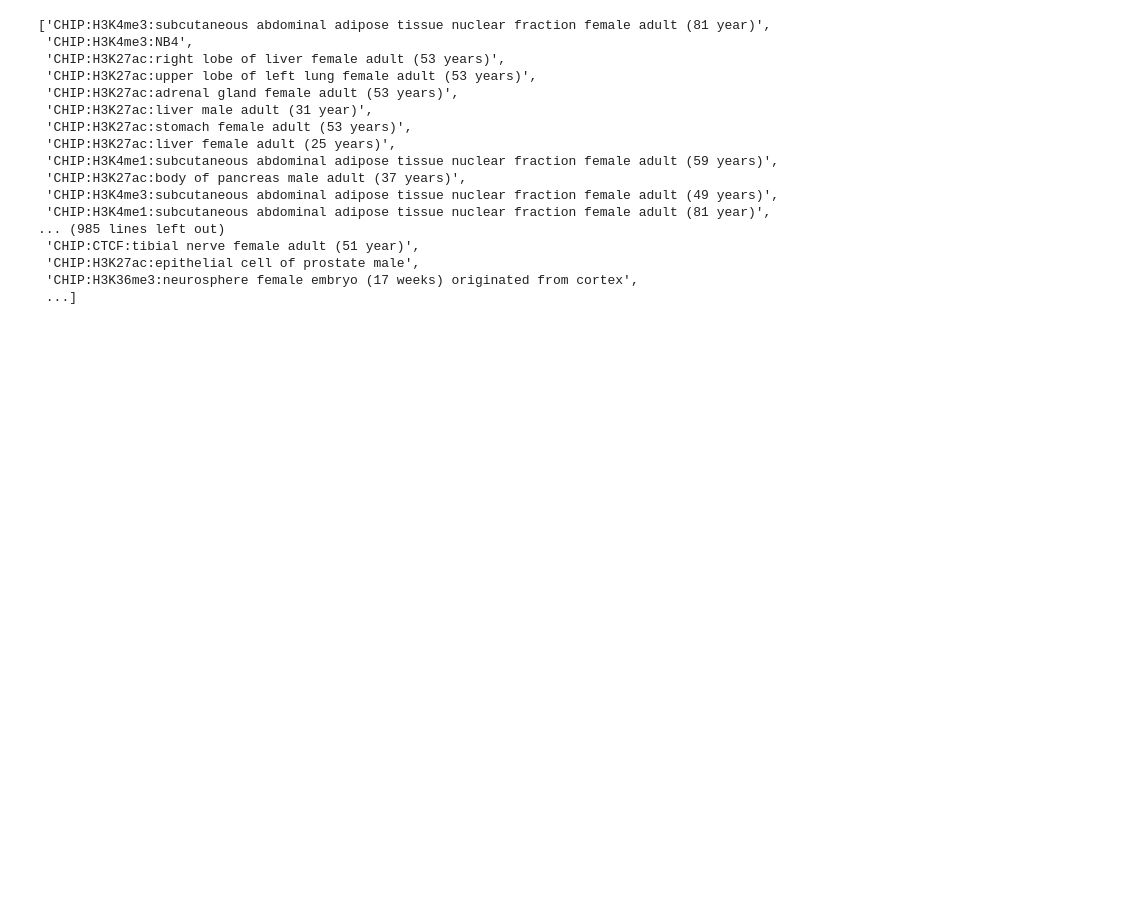
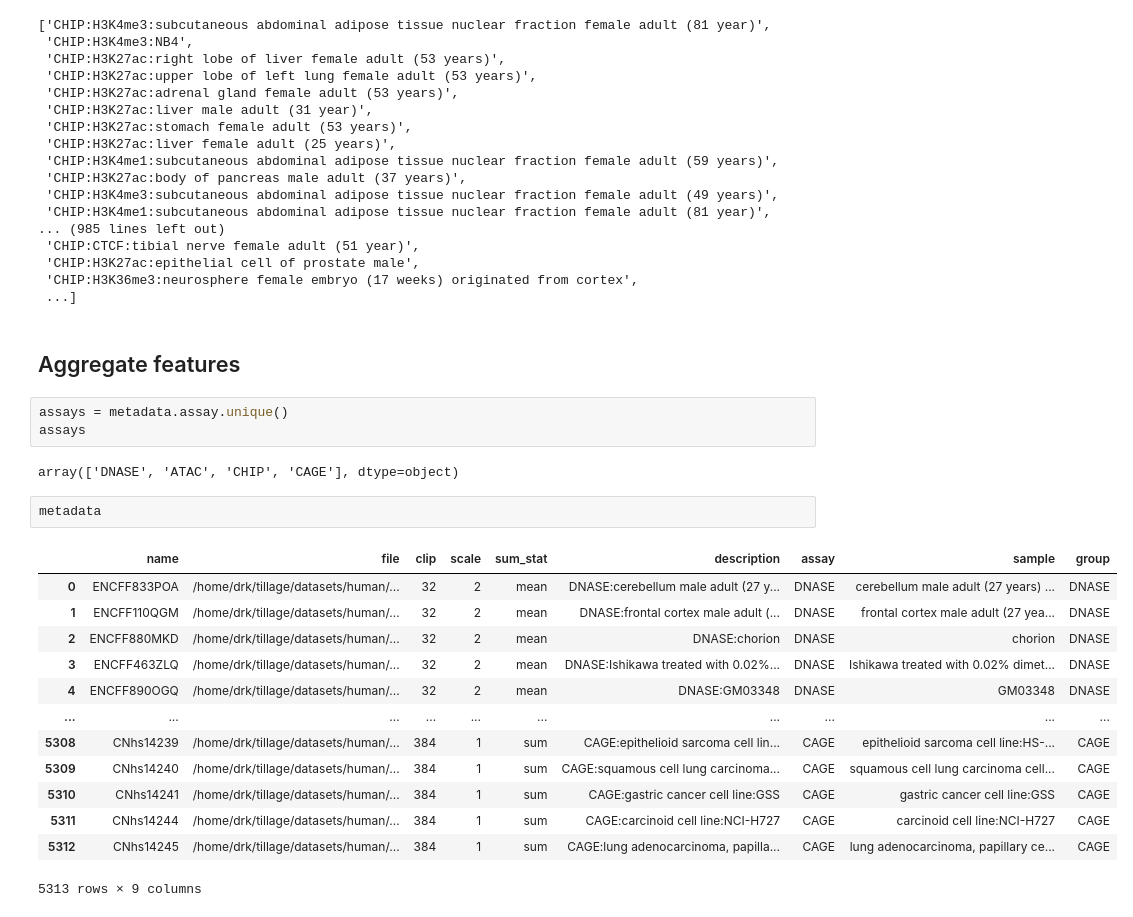
Before and after one commit to minjaf/TraitGym, a Jupyter notebook: workflow/notebooks/marginal_auprc.ipynb, the cells around one changed output. Saved outputs shown, nothing was run; the diff lists cells and outputs as text; blank space fills up the shorter version.

```diff
--- a/workflow/notebooks/marginal_auprc.ipynb
+++ b/workflow/notebooks/marginal_auprc.ipynb
@@ -274,3 +275,26 @@ res_chip.description.values.tolist()
  'CHIP:H3K27ac:epithelial cell of prostate male',
  'CHIP:H3K36me3:neurosphere female embryo (17 weeks) originated from cortex',
  ...]
+# %% [markdown]
+## Aggregate features
+# %%
+assays = metadata.assay.unique()
+assays
+# %% [output]
+array(['DNASE', 'ATAC', 'CHIP', 'CAGE'], dtype=object)
+# %%
+metadata
+# %% [output]
+|  | name | file | clip | scale | sum_stat | description | assay | sample | group |
+| 0 | ENCFF833POA | /home/drk/tillage/datasets/human/... | 32 | 2 | mean | DNASE:cerebellum male adult (27 y... | DNASE | cerebellum male adult (27 years) ... | DNASE |
+| 1 | ENCFF110QGM | /home/drk/tillage/datasets/human/... | 32 | 2 | mean | DNASE:frontal cortex male adult (... | DNASE | frontal cortex male adult (27 yea... | DNASE |
+| 2 | ENCFF880MKD | /home/drk/tillage/datasets/human/... | 32 | 2 | mean | DNASE:chorion | DNASE | chorion | DNASE |
+| 3 | ENCFF463ZLQ | /home/drk/tillage/datasets/human/... | 32 | 2 | mean | DNASE:Ishikawa treated with 0.02%... | DNASE | Ishikawa treated with 0.02% dimet... | DNASE |
+| 4 | ENCFF890OGQ | /home/drk/tillage/datasets/human/... | 32 | 2 | mean | DNASE:GM03348 | DNASE | GM03348 | DNASE |
+| ... | ... | ... | ... | ... | ... | ... | ... | ... | ... |
+| 5308 | CNhs14239 | /home/drk/tillage/datasets/human/... | 384 | 1 | sum | CAGE:epithelioid sarcoma cell lin... | CAGE | epithelioid sarcoma cell line:HS-... | CAGE |
+| 5309 | CNhs14240 | /home/drk/tillage/datasets/human/... | 384 | 1 | sum | CAGE:squamous cell lung carcinoma... | CAGE | squamous cell lung carcinoma cell... | CAGE |
+| 5310 | CNhs14241 | /home/drk/tillage/datasets/human/... | 384 | 1 | sum | CAGE:gastric cancer cell line:GSS | CAGE | gastric cancer cell line:GSS | CAGE |
+| 5311 | CNhs14244 | /home/drk/tillage/datasets/human/... | 384 | 1 | sum | CAGE:carcinoid cell line:NCI-H727 | CAGE | carcinoid cell line:NCI-H727 | CAGE |
+| 5312 | CNhs14245 | /home/drk/tillage/datasets/human/... | 384 | 1 | sum | CAGE:lung adenocarcinoma, papilla... | CAGE | lung adenocarcinoma, papillary ce... | CAGE |
+5313 rows × 9 columns
```
Also changed, not shown: parts of 4 cells of this notebook.
